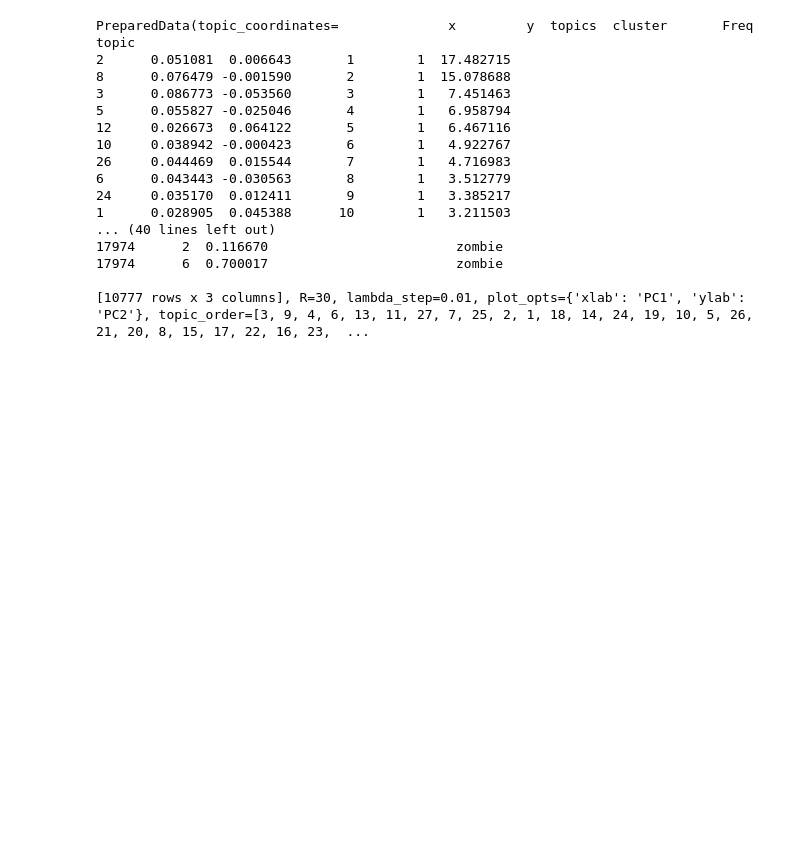
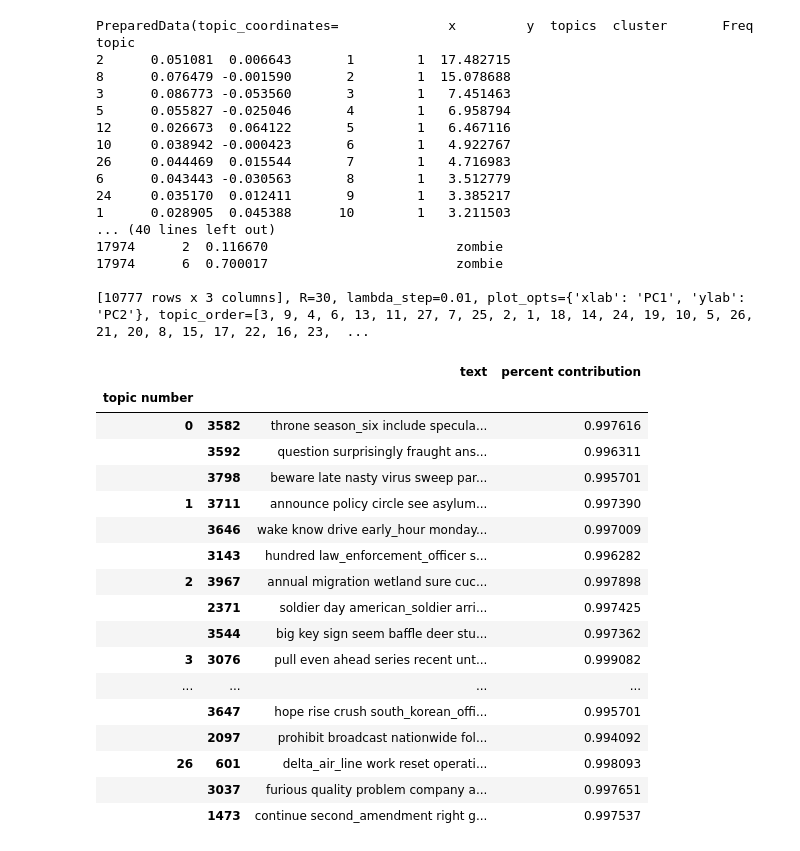
Before and after one commit to JWackerow/Topic-Modeling-Using-LDA, a Jupyter notebook: Topic_Modeling_Using_LDA.ipynb, the cells around one changed output. Saved outputs shown, nothing was run; the diff lists cells and outputs as text; code cells hidden in the pictures; blank space fills up the shorter version.

Commit message:
Examples of documents in each topic

```diff
--- a/Topic_Modeling_Using_LDA.ipynb
+++ b/Topic_Modeling_Using_LDA.ipynb
@@ -164,3 +146,38 @@ topic
 17974      6  0.700017                        zombie
 
 [10777 rows x 3 columns], R=30, lambda_step=0.01, plot_opts={'xlab': 'PC1', 'ylab': 'PC2'}, topic_order=[3, 9, 4, 6, 13, 11, 27, 7, 25, 2, 1, 18, 14, 24, 19, 10, 5, 26, 21, 20, 8, 15, 17, 22, 16, 23,  ...
+# %%
+# Iterate through corpus to get dominant topic in each document
+dominate_topics = list()
+for i, row in enumerate(lda_model[corpus]):
+  # Select the topic number and percent contribution of the dominant topic
+  row = sorted(row, key=lambda x: x[1], reverse=True)[0]
+  # Use index to append the text of the document along with the topic number and percent contribution
+  dominate_topics.append([' '.join(texts[i]), row[0], row[1]])
+
+# Create a dataframe using with the list from above
+topic_sentences_df = pd.DataFrame()
+topic_sentences_df[['text', 'topic number', 'percent contribution']] = np.array(dominate_topics, dtype=object)
+# %%
+pd.options.display.max_rows = None
+# Group by topic number and show the three documents with the highest contribution for each topic number
+topic_sentences_df.groupby('topic number').apply(lambda df: df.sort_values('percent contribution', ascending=False)[:3].drop(columns='topic number', axis=1))
+# %% [output]
+|  |  | text | percent contribution |
+| topic number |  |  |  |
+| 0 | 3582 | throne season_six include specula... | 0.997616 |
+|  | 3592 | question surprisingly fraught ans... | 0.996311 |
+|  | 3798 | beware late nasty virus sweep par... | 0.995701 |
+| 1 | 3711 | announce policy circle see asylum... | 0.997390 |
+|  | 3646 | wake know drive early_hour monday... | 0.997009 |
+|  | 3143 | hundred law_enforcement_officer s... | 0.996282 |
+| 2 | 3967 | annual migration wetland sure cuc... | 0.997898 |
+|  | 2371 | soldier day american_soldier arri... | 0.997425 |
+|  | 3544 | big key sign seem baffle deer stu... | 0.997362 |
+| 3 | 3076 | pull even ahead series recent unt... | 0.999082 |
+| ... | ... | ... | ... |
+|  | 3647 | hope rise crush south_korean_offi... | 0.995701 |
+|  | 2097 | prohibit broadcast nationwide fol... | 0.994092 |
+| 26 | 601 | delta_air_line work reset operati... | 0.998093 |
+|  | 3037 | furious quality problem company a... | 0.997651 |
+|  | 1473 | continue second_amendment right g... | 0.997537 |
```
Also changed, not shown: parts of 3 cells of this notebook.
